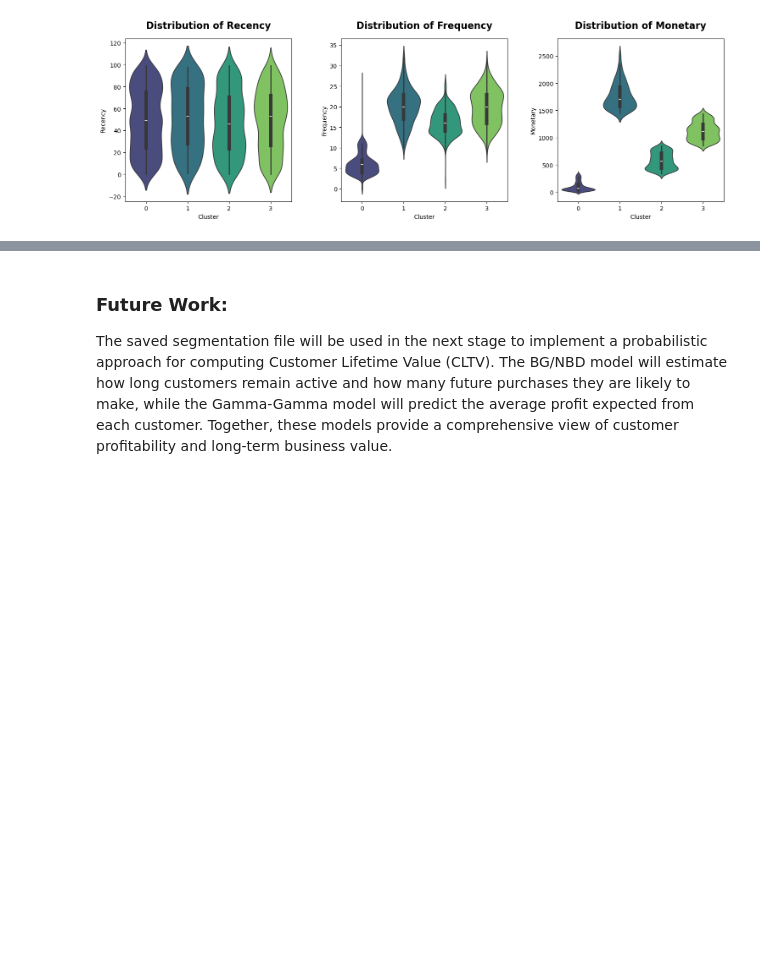
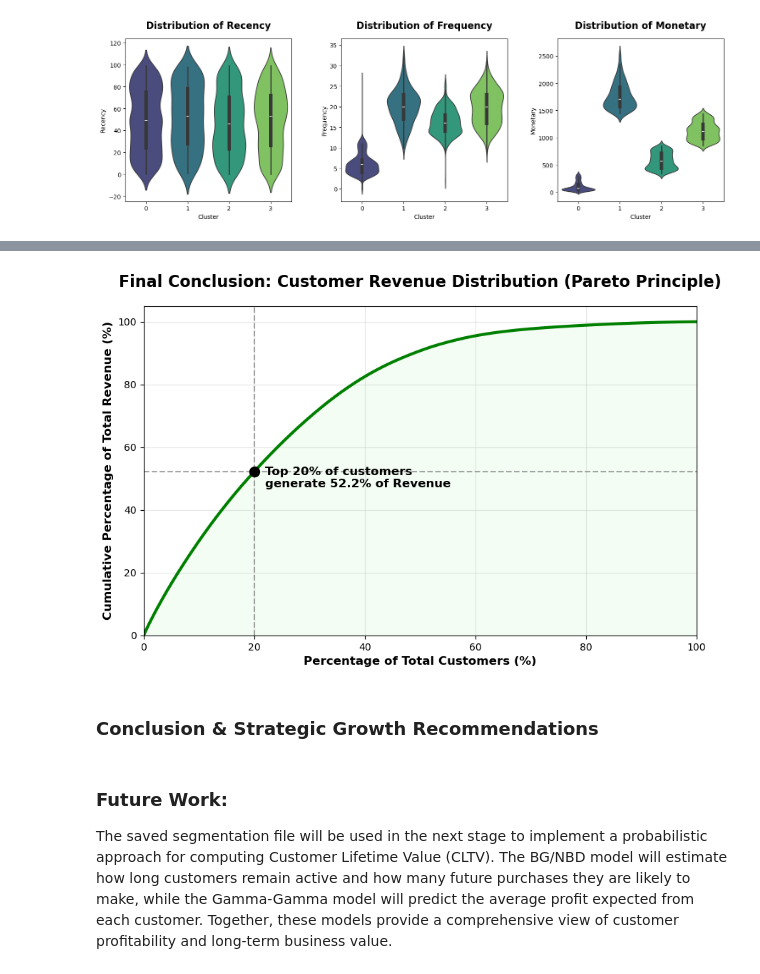
Before and after one commit to annugit1655/Customer-Behaviour-Analysis-with-CLTV, a Jupyter notebook: notebooks/03-HighValue_Prediction_&_Pareto_Analysis.ipynb, the cells around one changed output, grey strips where cells are left out. Drawn from its saved outputs; the diff is of its cells as text; code cells hidden in the pictures; blank space fills up the shorter version.

Commit message:
cluster_summary

```diff
--- a/notebooks/03-HighValue_Prediction_&_Pareto_Analysis.ipynb
+++ b/notebooks/03-HighValue_Prediction_&_Pareto_Analysis.ipynb
@@ -250,3 +285,42 @@ plt.show()
+# %%
+# Business Conclusion - The Pareto Analysis
+# Sort customers by Monetary value descending
+pareto_df = cluster_df.sort_values(by='Monetary', ascending=False).reset_index(drop=True)
+
+# Calculate cumulative percentage of customers and cumulative percentage of revenue
+pareto_df['Cumulative_Revenue'] = pareto_df['Monetary'].cumsum()
+pareto_df['Cumulative_Revenue_Pct'] = pareto_df['Cumulative_Revenue'] / pareto_df['Monetary'].sum() * 100
+pareto_df['Customer_Pct'] = (pareto_df.index + 1) / len(pareto_df) * 100
+
+# Find the point where top 20% of customers are
+top_20_revenue = pareto_df[pareto_df['Customer_Pct'] <= 20]['Cumulative_Revenue_Pct'].max()
+
+# Plotting the Executive Pareto Chart
+plt.figure(figsize=(10, 6))
+plt.plot(pareto_df['Customer_Pct'], pareto_df['Cumulative_Revenue_Pct'],
+         color='green', linewidth=3, label='Cumulative Revenue %')
+
+# Add reference lines for the 80/20 rule
+plt.axvline(x=20, color='grey', linestyle='--', alpha=0.7)
+plt.axhline(y=top_20_revenue, color='grey', linestyle='--', alpha=0.7)
+plt.scatter(20, top_20_revenue, color='black', s=100, zorder=5)
+
+# Annotations
+plt.text(22, top_20_revenue - 5, f'Top 20% of customers\ngenerate {top_20_revenue:.1f}% of Revenue',
+         fontsize=12, fontweight='bold', color='black')
+
+plt.title('Final Conclusion: Customer Revenue Distribution (Pareto Principle)', fontsize=16, fontweight='bold', y=1.04)
+plt.xlabel('Percentage of Total Customers (%)', fontsize=12, fontweight='bold')
+plt.ylabel('Cumulative Percentage of Total Revenue (%)', fontsize=12, fontweight='bold')
+plt.fill_between(pareto_df['Customer_Pct'], pareto_df['Cumulative_Revenue_Pct'], color='lightgreen', alpha=0.1)
+plt.xlim(0, 100)
+plt.ylim(0, 105)
+plt.grid(alpha=0.3)
+plt.show()
+# %% [output]
+[figure, added]
+# %% [markdown]
+### **Conclusion & Strategic Growth Recommendations**
 # %% [markdown]
 ### **Future Work:**
 
```
Also changed, not shown: parts of 10 cells of this notebook, 1 other file.
